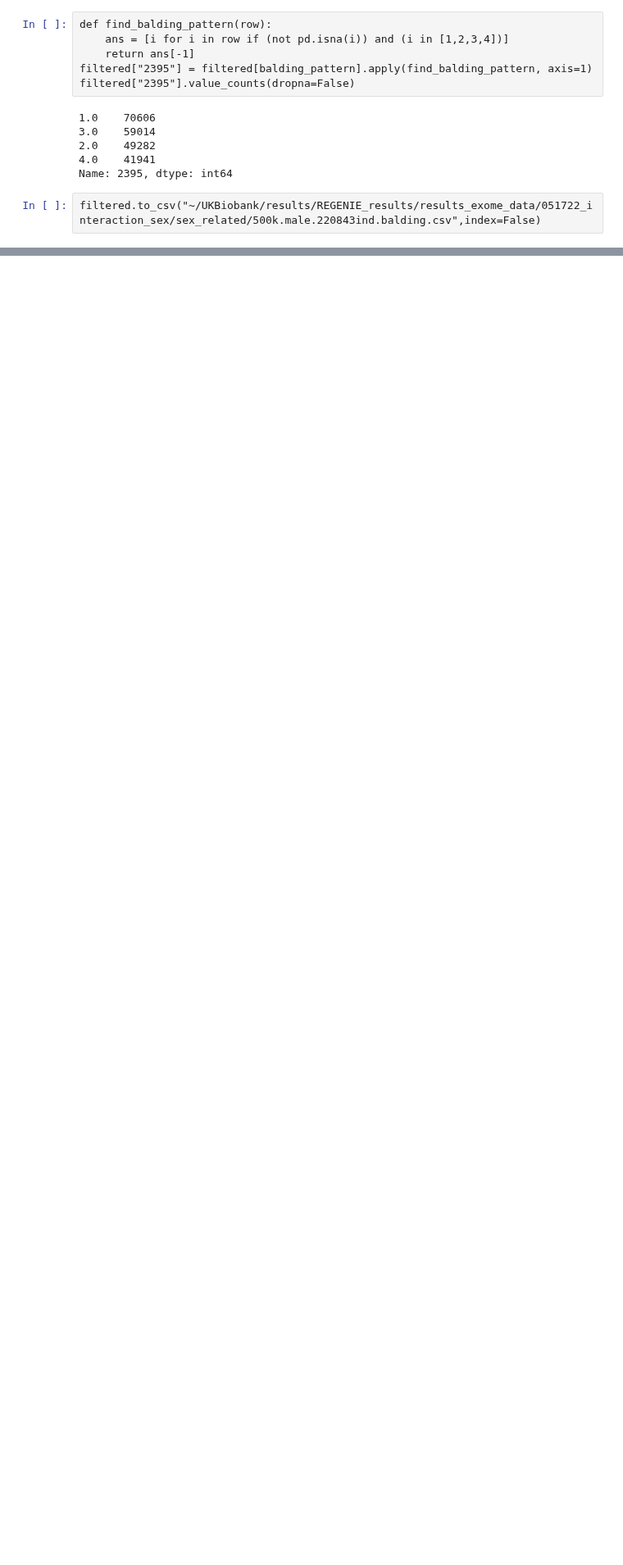
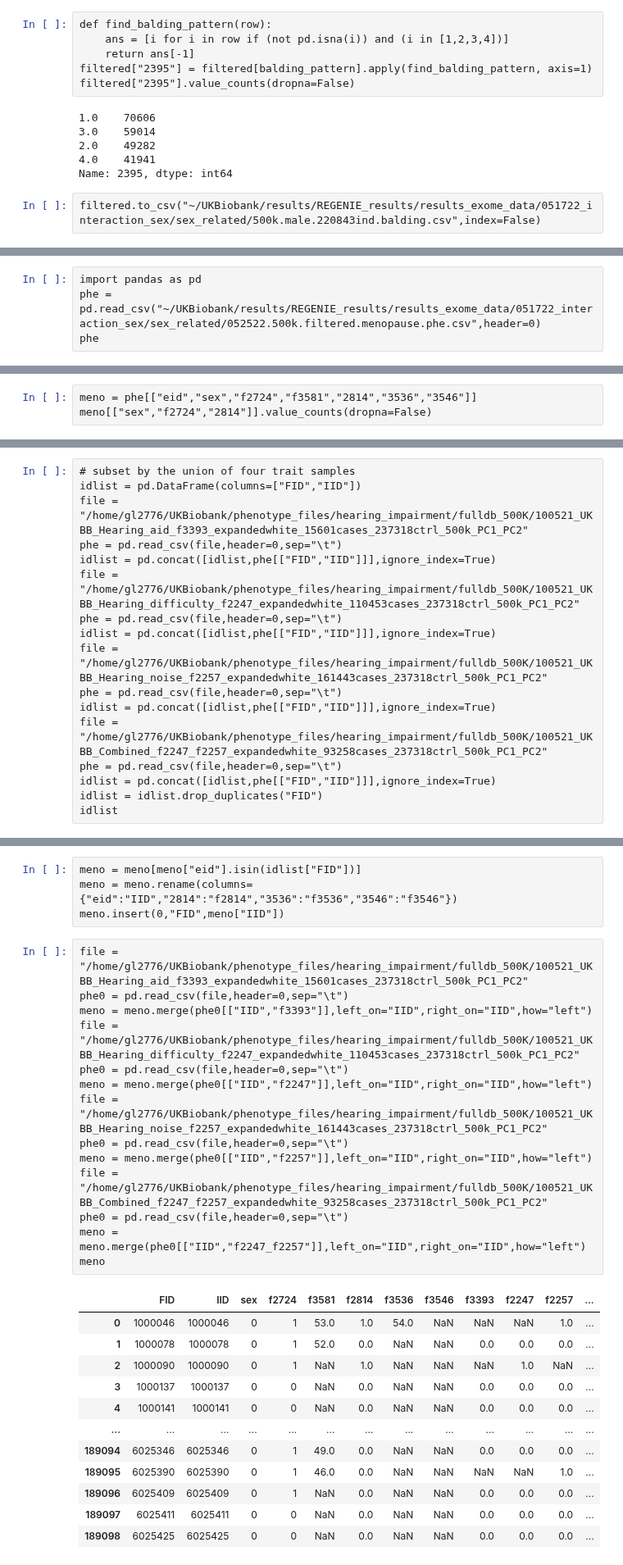
Before and after one commit to statgenetics/UKBB_GWAS_dev, a Jupyter notebook: workflow/051822_ARHI_sex_interaction.ipynb, the cells around one changed output, grey strips where cells are left out. Shown at 82% size. Saved outputs shown, nothing was run; the diff lists cells and outputs as text; blank space fills up the shorter version.

```diff
--- a/workflow/051822_ARHI_sex_interaction.ipynb
+++ b/workflow/051822_ARHI_sex_interaction.ipynb
@@ -3385,0 +3671,4 @@ filtered.to_csv("~/UKBiobank/results/REGENIE_results/results_exome_data/051722_i
+# %%
+import pandas as pd
+phe = pd.read_csv("~/UKBiobank/results/REGENIE_results/results_exome_data/051722_interaction_sex/sex_related/052522.500k.filtered.menopause.phe.csv",header=0)
+phe
@@ -3385,0 +3689,3 @@ filtered.to_csv("~/UKBiobank/results/REGENIE_results/results_exome_data/051722_i
+# %%
+meno = phe[["eid","sex","f2724","f3581","2814","3536","3546"]]
+meno[["sex","f2724","2814"]].value_counts(dropna=False)
@@ -3385,0 +3701,17 @@ filtered.to_csv("~/UKBiobank/results/REGENIE_results/results_exome_data/051722_i
+# %%
+# subset by the union of four trait samples
+idlist = pd.DataFrame(columns=["FID","IID"])
+file = "/home/gl2776/UKBiobank/phenotype_files/hearing_impairment/fulldb_500K/100521_UKBB_Hearing_aid_f3393_expandedwhite_15601cases_237318ctrl_500k_PC1_PC2"
+phe = pd.read_csv(file,header=0,sep="\t")
+idlist = pd.concat([idlist,phe[["FID","IID"]]],ignore_index=True)
+file = "/home/gl2776/UKBiobank/phenotype_files/hearing_impairment/fulldb_500K/100521_UKBB_Hearing_difficulty_f2247_expandedwhite_110453cases_237318ctrl_500k_PC1_PC2"
+phe = pd.read_csv(file,header=0,sep="\t")
+idlist = pd.concat([idlist,phe[["FID","IID"]]],ignore_index=True)
+file = "/home/gl2776/UKBiobank/phenotype_files/hearing_impairment/fulldb_500K/100521_UKBB_Hearing_noise_f2257_expandedwhite_161443cases_237318ctrl_500k_PC1_PC2"
+phe = pd.read_csv(file,header=0,sep="\t")
+idlist = pd.concat([idlist,phe[["FID","IID"]]],ignore_index=True)
+file = "/home/gl2776/UKBiobank/phenotype_files/hearing_impairment/fulldb_500K/100521_UKBB_Combined_f2247_f2257_expandedwhite_93258cases_237318ctrl_500k_PC1_PC2"
+phe = pd.read_csv(file,header=0,sep="\t")
+idlist = pd.concat([idlist,phe[["FID","IID"]]],ignore_index=True)
+idlist = idlist.drop_duplicates("FID")
+idlist
@@ -3385,0 +3748,31 @@ filtered.to_csv("~/UKBiobank/results/REGENIE_results/results_exome_data/051722_i
+# %%
+meno = meno[meno["eid"].isin(idlist["FID"])]
+meno = meno.rename(columns={"eid":"IID","2814":"f2814","3536":"f3536","3546":"f3546"})
+meno.insert(0,"FID",meno["IID"])
+# %%
+file = "/home/gl2776/UKBiobank/phenotype_files/hearing_impairment/fulldb_500K/100521_UKBB_Hearing_aid_f3393_expandedwhite_15601cases_237318ctrl_500k_PC1_PC2"
+phe0 = pd.read_csv(file,header=0,sep="\t")
+meno = meno.merge(phe0[["IID","f3393"]],left_on="IID",right_on="IID",how="left")
+file = "/home/gl2776/UKBiobank/phenotype_files/hearing_impairment/fulldb_500K/100521_UKBB_Hearing_difficulty_f2247_expandedwhite_110453cases_237318ctrl_500k_PC1_PC2"
+phe0 = pd.read_csv(file,header=0,sep="\t")
+meno = meno.merge(phe0[["IID","f2247"]],left_on="IID",right_on="IID",how="left")
+file = "/home/gl2776/UKBiobank/phenotype_files/hearing_impairment/fulldb_500K/100521_UKBB_Hearing_noise_f2257_expandedwhite_161443cases_237318ctrl_500k_PC1_PC2"
+phe0 = pd.read_csv(file,header=0,sep="\t")
+meno = meno.merge(phe0[["IID","f2257"]],left_on="IID",right_on="IID",how="left")
+file = "/home/gl2776/UKBiobank/phenotype_files/hearing_impairment/fulldb_500K/100521_UKBB_Combined_f2247_f2257_expandedwhite_93258cases_237318ctrl_500k_PC1_PC2"
+phe0 = pd.read_csv(file,header=0,sep="\t")
+meno = meno.merge(phe0[["IID","f2247_f2257"]],left_on="IID",right_on="IID",how="left")
+meno
+# %% [output]
+|  | FID | IID | sex | f2724 | f3581 | f2814 | f3536 | f3546 | f3393 | f2247 | f2257 | ... |
+| 0 | 1000046 | 1000046 | 0 | 1 | 53.0 | 1.0 | 54.0 | NaN | NaN | NaN | 1.0 | ... |
+| 1 | 1000078 | 1000078 | 0 | 1 | 52.0 | 0.0 | NaN | NaN | 0.0 | 0.0 | 0.0 | ... |
+| 2 | 1000090 | 1000090 | 0 | 1 | NaN | 1.0 | NaN | NaN | NaN | 1.0 | NaN | ... |
+| 3 | 1000137 | 1000137 | 0 | 0 | NaN | 0.0 | NaN | NaN | 0.0 | 0.0 | 0.0 | ... |
+| 4 | 1000141 | 1000141 | 0 | 0 | NaN | 0.0 | NaN | NaN | 0.0 | 0.0 | 0.0 | ... |
+| ... | ... | ... | ... | ... | ... | ... | ... | ... | ... | ... | ... | ... |
+| 189094 | 6025346 | 6025346 | 0 | 1 | 49.0 | 0.0 | NaN | NaN | 0.0 | 0.0 | 0.0 | ... |
+| 189095 | 6025390 | 6025390 | 0 | 1 | 46.0 | 0.0 | NaN | NaN | NaN | NaN | 1.0 | ... |
+| 189096 | 6025409 | 6025409 | 0 | 1 | NaN | 0.0 | NaN | NaN | 0.0 | 0.0 | 0.0 | ... |
+| 189097 | 6025411 | 6025411 | 0 | 0 | NaN | 0.0 | NaN | NaN | 0.0 | 0.0 | 0.0 | ... |
+| 189098 | 6025425 | 6025425 | 0 | 0 | NaN | 0.0 | NaN | NaN | 0.0 | 0.0 | 0.0 | ... |
```
Also changed, not shown: parts of 14 cells of this notebook.
